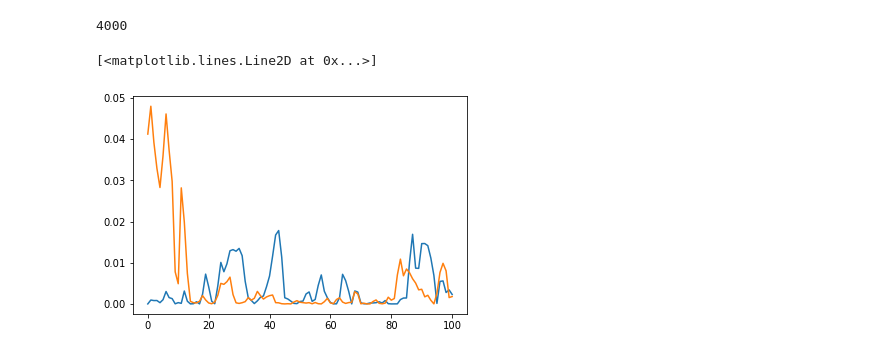
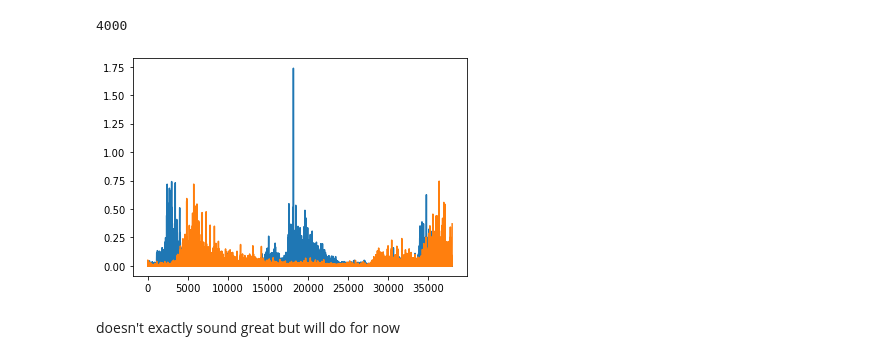
Before and after one commit to seangao14/fun_notebooks, a Jupyter notebook: hans_zimmer.ipynb, the cells around one changed output. Drawn from its saved outputs; the diff is of its cells as text; code cells hidden in the pictures.

```diff
--- a/hans_zimmer.ipynb
+++ b/hans_zimmer.ipynb
@@ -44,9 +42,9 @@ print(SEQ_LEN)
 # gonna list some powers of 2 here for reference
 # 1024, 2048, 4096, 8192, 16384, 32768, 65536, 131072, 262144, 524288, 1048576, 2097152
 HIDDEN_DIM = 2048
-N_LAYERS = 4
+N_LAYERS = 3
 
-OUT_DIM = 1
+OUT_DIM = 2
 
 EPOCHS = 1
 LR = 0.0001
@@ -119,13 +117,12 @@ def train(n='cp'):
             optimizer_b.step()
             losses_b.append(loss_b)
 
-            if i == 100:
-                break
-
             if i%1000==0:
                 torch.save(model_a.state_dict(), f'models/hans_zimmer/checkpoints/{n}_a.pt')
                 torch.save(model_b.state_dict(), f'models/hans_zimmer/checkpoints/{n}_b.pt')
-    return losses_a, losses_b
+    plt.plot(losses_a)
+    plt.plot(losses_b)
+    plt.show()
 # %%
 def load(n):
     model_a.load_state_dict(torch.load(f'models/hans_zimmer/{n}_a.pt'))
@@ -138,13 +133,7 @@ la, lb = train('ten')
-# %%
-plt.plot(la)
-plt.plot(lb)
-# %% [output]
-[<matplotlib.lines.Line2D at 0x...>]
-[figure, removed]
 # %%
 def predict():
-    pred_a = torch.tensor([])
-    pred_b = torch.tensor([])
+    pred_a = np.array([])
+    pred_b = np.array([])
 
     for i in tqdm(  range(  int((len(a)-SEQ_LEN)/OUT_DIM)  )  ):
         Xa = a[i*OUT_DIM : i*OUT_DIM + SEQ_LEN]
@@ -156,11 +145,11 @@ def predict():
         out_a = model_a(Xa).squeeze().cpu()
         out_b = model_b(Xb).squeeze().cpu()
 
-        pred_a = torch.cat((pred_a, out_a))
-        pred_b = torch.cat((pred_b, out_b))
+        out_a = out_a.detach().numpy()
+        out_b = out_b.detach().numpy()
 
-    pred_a = pred_a.detach().numpy()
-    pred_b = pred_b.detach().numpy()
+        pred_a = np.concatenate((pred_a, out_a))
+        pred_b = np.concatenate((pred_b, out_b))
 
     pred_a = scaler_a.inverse_transform(pred_a.reshape(-1,1))
     pred_b = scaler_b.inverse_transform(pred_b.reshape(-1,1))
@@ -168,3 +157,9 @@ def predict():
     song = np.stack((pred_a.squeeze(), pred_b.squeeze()))
 
     wav.write('data/hans_zimmer/out.wav', sample_rate, song.T)
+# %%
+# load('checkpoints/ten')
+train()
+predict()
+# %% [output]
+[figure, added]
@@ -170,0 +198,2 @@ def predict():
+# %% [markdown]
+doesn't exactly sound great but will do for now
```
Also changed, not shown: parts of 6 cells of this notebook, 3 other files.
